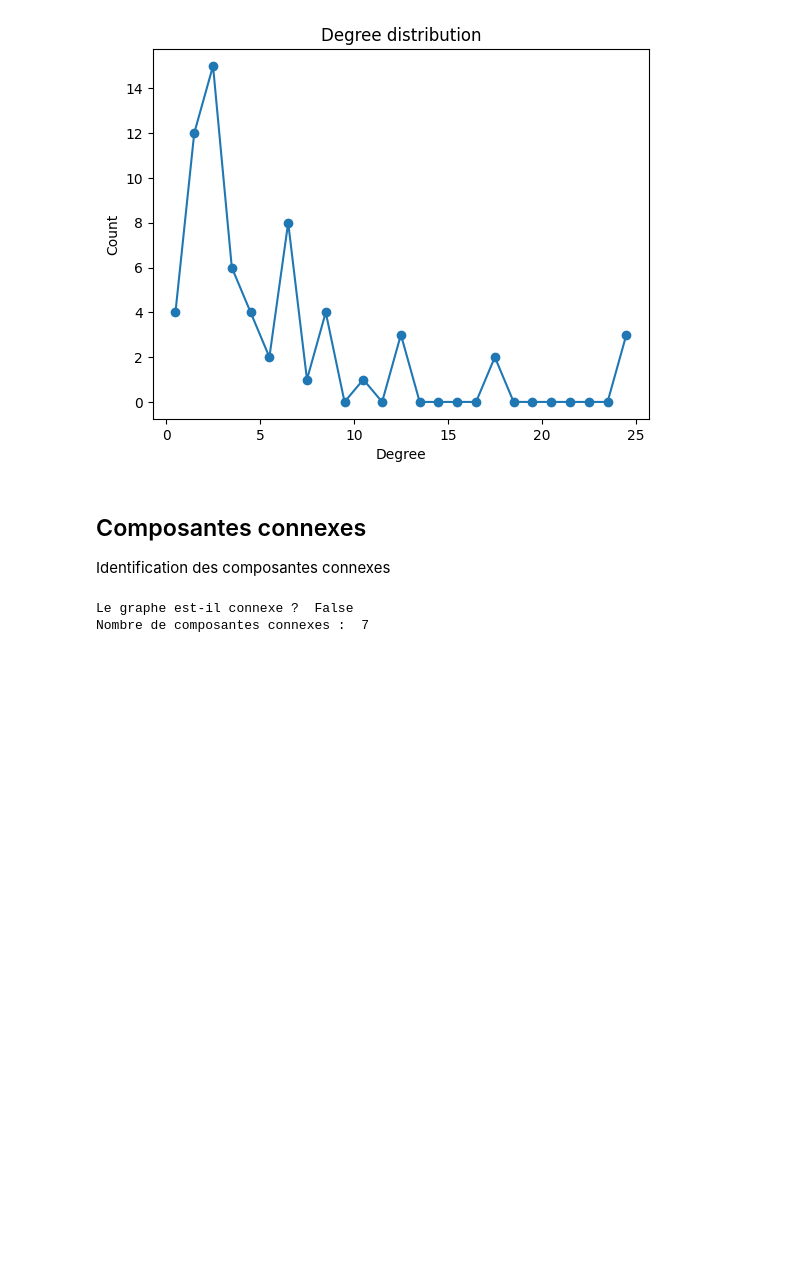
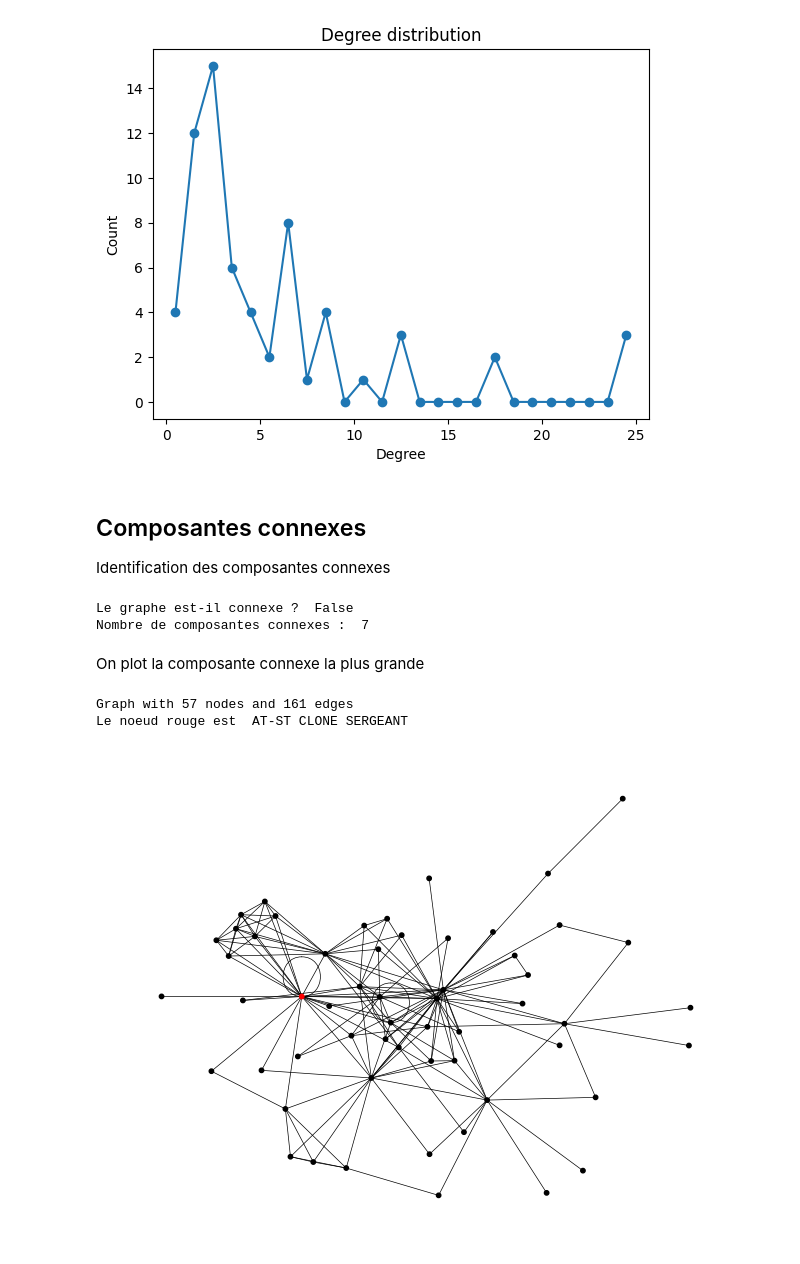
Before and after one commit to igivotron/LINMA1691, a Jupyter notebook: Devoir4/StarGraph.ipynb, the cells around one changed output. Cells and saved outputs as stored; diff of their text form; code cells hidden in the pictures; blank space fills up the shorter version.

```diff
--- a/Devoir4/StarGraph.ipynb
+++ b/Devoir4/StarGraph.ipynb
@@ -182,6 +181,9 @@ Identification des composantes connexes
 # %%
 connect = nx.is_connected(G)
 N_connected = nx.number_connected_components(G)
+max_connected = max(nx.connected_components(G), key=len)
+max_cc = G.subgraph(max_connected)
+
 
 
 print("Le graphe est-il connexe ? ", connect)
@@ -189,3 +191,17 @@ print("Nombre de composantes connexes : ", N_connected)
 # %% [output]
 Le graphe est-il connexe ?  False
 Nombre de composantes connexes :  7
+# %% [markdown]
+On plot la composante connexe la plus grande
+# %%
+cc_draw = max_cc
+color = np.array(["black"] * len(max_cc.nodes()))
+color[2] = "red"
+pos = nx.spring_layout(cc_draw)
+nx.draw(cc_draw, pos, node_color=color, node_size=10, width=0.5)
+print(max_cc)
+print("Le noeud rouge est ", nodes[2])
+# %% [output]
+Graph with 57 nodes and 161 edges
+Le noeud rouge est  AT-ST CLONE SERGEANT
+[figure, added]
```
Also changed, not shown: parts of 2 cells of this notebook, 4 other files.
